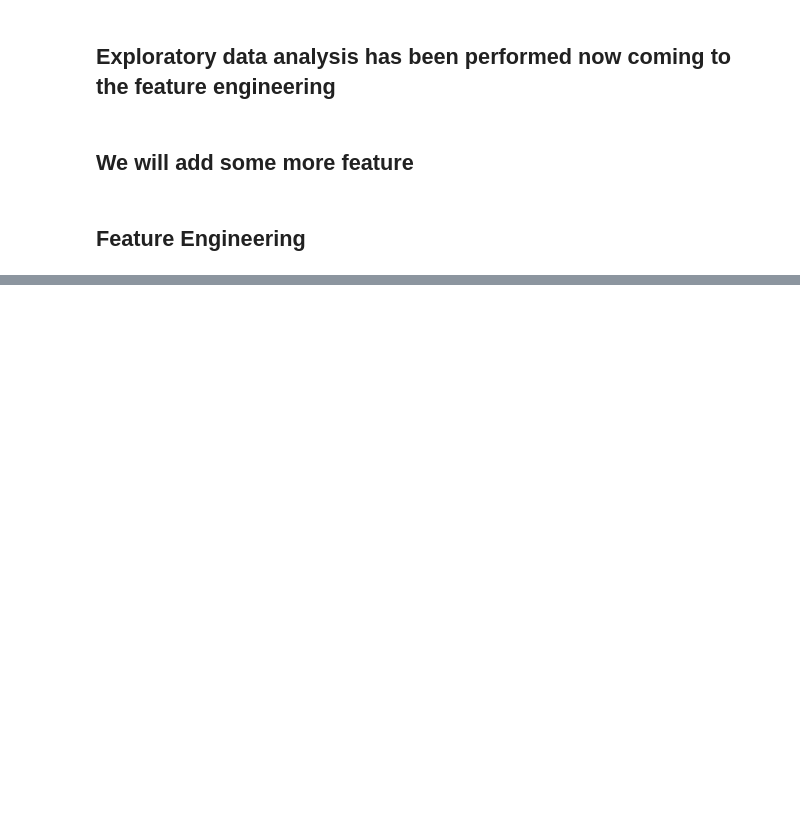
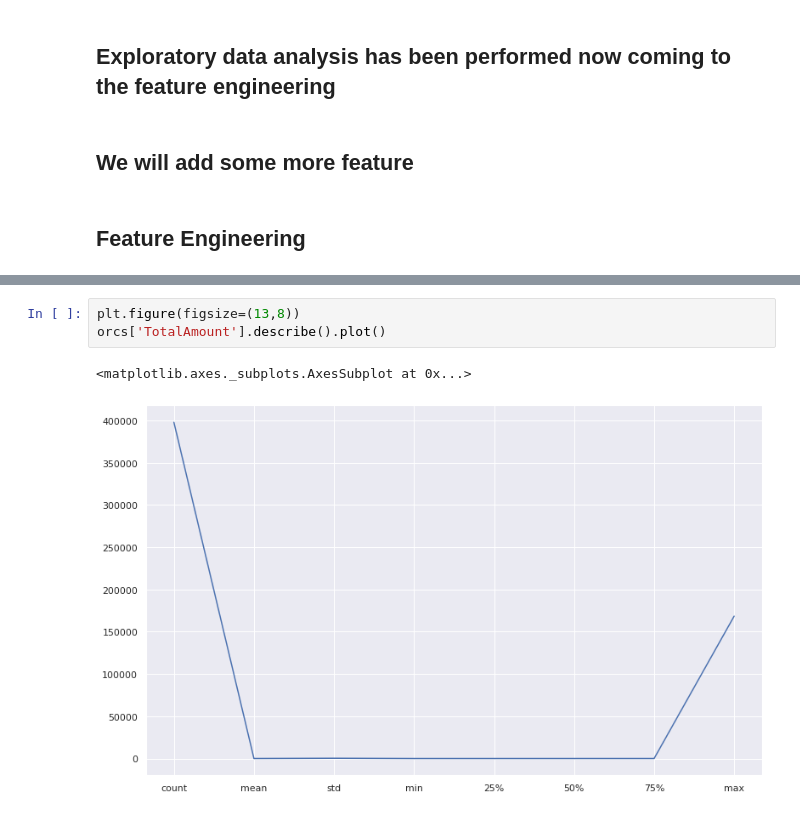
Before and after one commit to atif2786/Online-Retail-Customer-Segmentation., a Jupyter notebook: Online_Retail_Customer_Segmentation.ipynb, the cells around one changed output, grey strips where cells are left out. Saved outputs shown, nothing was run; the diff lists cells and outputs as text; blank space fills up the shorter version.

```diff
--- a/Online_Retail_Customer_Segmentation.ipynb
+++ b/Online_Retail_Customer_Segmentation.ipynb
@@ -442,0 +506,6 @@ orcs.head()
+# %%
+plt.figure(figsize=(13,8))
+orcs['TotalAmount'].describe().plot()
+# %% [output]
+<matplotlib.axes._subplots.AxesSubplot at 0x...>
+[figure, added]
```
Also changed, not shown: parts of 29 cells of this notebook.
